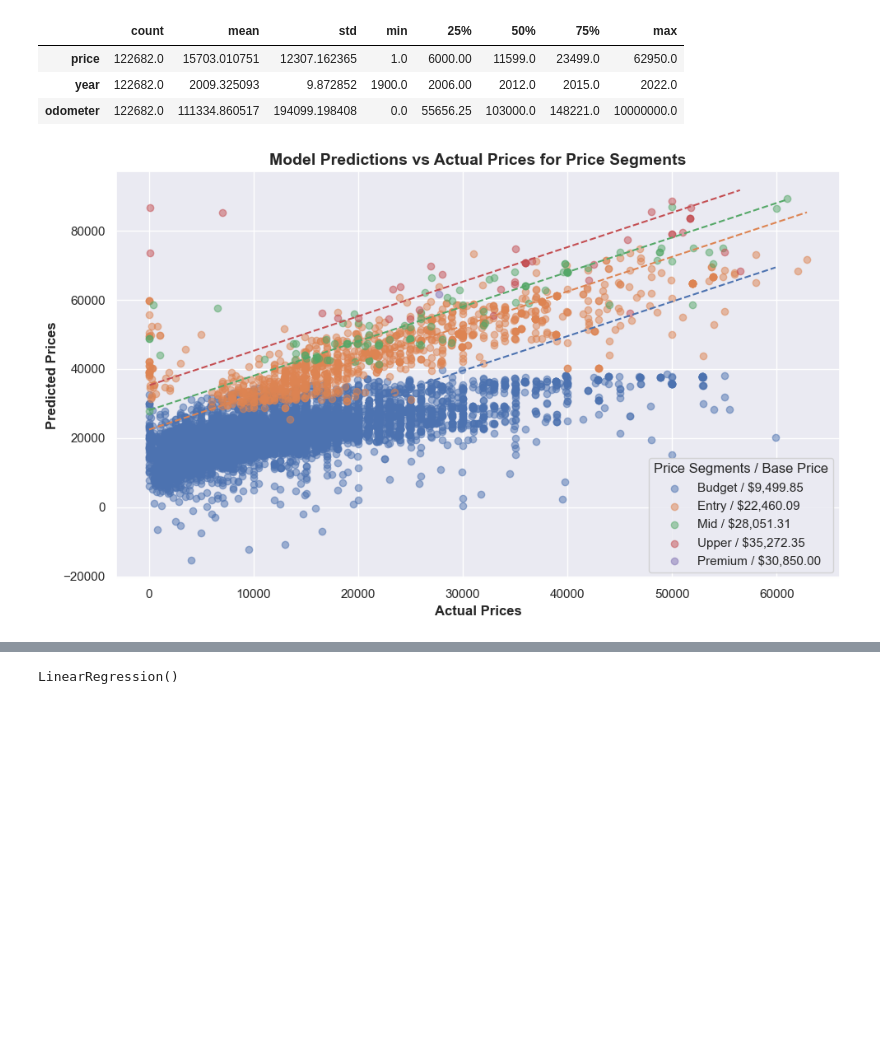
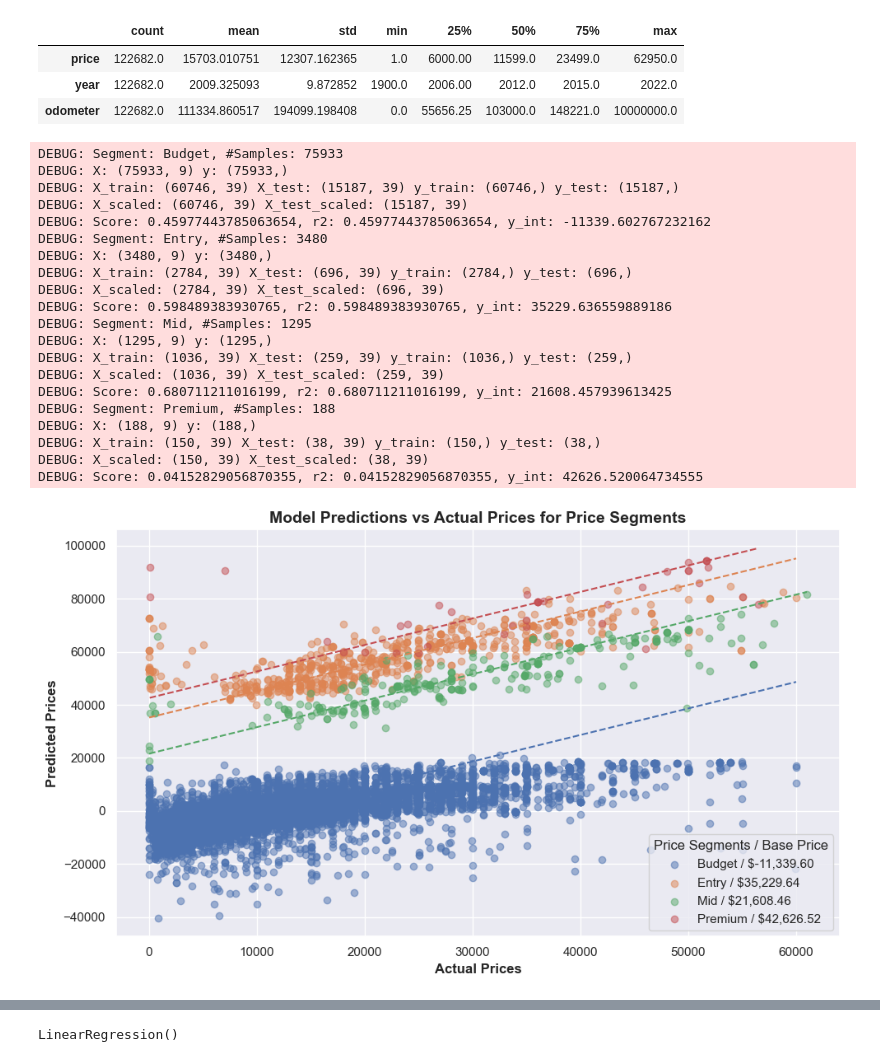
Before and after one commit to fazeelgm/UCB_ML_AI_PracticalApp_II, a Jupyter notebook: DataModels.ipynb, the cells around one changed output, grey strips where cells are left out. Cells and saved outputs as stored; diff of their text form; code cells hidden in the pictures; blank space fills up the shorter version.

```diff
--- a/DataModels.ipynb
+++ b/DataModels.ipynb
@@ -329,7 +335,7 @@ We will now optimize the models to see if we can improve the results and pick a
 # %%
 models = {
     'Ridge': Ridge(),
-    'Lasso': Lasso(),
+    # 'Lasso': Lasso(),
     'LinearRegression': LinearRegression()
 }
 
@@ -360,7 +366,9 @@ cv_rmses = {}
 
 # Cross-validation count
 cv=5
+verbosity=1
 
+# Loop thru each scaler and transform the data
 for scaler in scalers:
 
     print(f'Working on {scaler} ... ')
@@ -371,6 +379,7 @@ for scaler in scalers:
     X_train_scaled = scaler.fit_transform(X_train)
     X_test_scaled = scaler.fit_transform(X_test)
 
+    # Loop thru each model, fit/predict and store the results
     for model in models:
 
         start_time = time.time()
@@ -382,7 +391,8 @@ for scaler in scalers:
         # Handle CV models
         if (model in cv_param_grid):
             logging.debug('{} : {}, Scaler: {}'.format(model, cv_param_grid[model], scaler))
-            grid = GridSearchCV(clf, param_grid=cv_param_grid[model], cv=cv, scoring='neg_mean_squared_error')
+            grid = GridSearchCV(clf, param_grid=cv_param_grid[model],
+                                cv=cv, scoring='neg_mean_squared_error', verbose=verbosity)
             grid.fit(X_train_scaled, y_train)
 
             # Save the tuning metrics for this model class
@@ -620,19 +694,18 @@ data.describe().T
 | year | 122682.0 | 2009.325093 | 9.872852 | 1900.0 | 2006.00 | 2012.0 | 2015.0 | 2022.0 |
 | odometer | 122682.0 | 111334.860517 | 194099.198408 | 0.0 | 55656.25 | 103000.0 | 148221.0 | 10000000.0 |
 # %%
-# logging.getLogger().setLevel(logging.DEBUG)
+logging.getLogger().setLevel(logging.DEBUG)
 
 segments = {
-    'Budget' : data.query('year <= 2016 and odometer >= 100000'),
-    'Entry' : data.query('(year>=2016 and year<=2019) and (odometer>=60000 and odometer<=100000)'),
-    'Mid' : data.query('(year>=2019 and year<=2021) and (odometer>=40000 and odometer<=60000)'),
-    'Upper' : data.query('(year>=2021 and year<=2023) and (odometer<=30000)'),
-    'Premium' : data.query('(year>=2022) and (odometer<=20000)')
+    'Budget' : data.query('year <= 2016 and odometer >= 80000'),
+    'Entry' : data.query('(year>=2016 and year<=2019) and (odometer>=60000 and odometer<=80000)'),
+    'Mid' : data.query('(year>=2019 and year<=2021) and (odometer>=30000 and odometer<=60000)'),
+    'Premium' : data.query('(year>=2021 and year<=2024) and (odometer<=30000)'),
 }
 
 plt.figure(figsize=(page_width,6))
 
-# seg_preds = {}
+results_seg = []
 for segment in segments:
     logging.debug(f'Segment: {segment}, #Samples: {len(segments[segment])}')
 
@@ -654,33 +727,55 @@ for segment in segments:
     X_train_scaled = scaler.fit_transform(X_train)
     X_test_scaled = scaler.fit_transform(X_test)
     logging.debug(f'X_scaled: {X_train_scaled.shape} X_test_scaled: {X_test_scaled.shape}')
 
     best_model.fit(X_train_scaled, y_train)
 
     # Plot predictions
     y_preds = best_model.predict(X_test_scaled)
     score = best_model.score(X_test_scaled, y_test)
     r2 = r2_score(y_test, y_preds)
     y_intercept = best_model.intercept_
     logging.debug(f'Score: {score}, r2: {r2}, y_int: {y_intercept}')
     y_preds = y_preds + y_intercept
-    # seg_preds[segment] = y_preds
+
+    # results_seg[segment_name, #samples, R2, y-intercept, mean-price]
+    results_seg.append([segment, len(segments[segment]), r2*100, y_intercept, y_preds.mean()])
 
     perfect_pt_1 = [min(y_test), max(y_test)]
     # perfect_pt_2 = [min(y_test), max(y_test)]
     perfect_pt_2 = [min(y_test), max(y_test)] + y_intercept
     plt.scatter(x=y_test, y=y_preds, label=f'{segment} / ${y_intercept:,.2f}', alpha=0.5)
     plt.plot(perfect_pt_1, perfect_pt_2, linestyle='--')
 
 plt.xlabel('Actual Prices', fontdict=axes_fonts)
 plt.ylabel('Predicted Prices', fontdict=axes_fonts)
 plt.title(f'Model Predictions vs Actual Prices for Price Segments', fontdict=title_fonts)
 plt.legend().set_title('Price Segments / Base Price')
 plt.tight_layout()
 
 plt.savefig('images/scatter-segments-preds-v-test.png')
 plt.show()
 
-logging.getLogger().setLevel(logging.INFO)
+# logging.getLogger().setLevel(logging.INFO)
 # %% [output]
+DEBUG: Segment: Budget, #Samples: 75933
+DEBUG: X: (75933, 9) y: (75933,)
+DEBUG: X_train: (60746, 39) X_test: (15187, 39) y_train: (60746,) y_test: (15187,)
+DEBUG: X_scaled: (60746, 39) X_test_scaled: (15187, 39)
+DEBUG: Score: 0.45977443785063654, r2: 0.45977443785063654, y_int: -11339.602767232162
+DEBUG: Segment: Entry, #Samples: 3480
+DEBUG: X: (3480, 9) y: (3480,)
+DEBUG: X_train: (2784, 39) X_test: (696, 39) y_train: (2784,) y_test: (696,)
+DEBUG: X_scaled: (2784, 39) X_test_scaled: (696, 39)
+DEBUG: Score: 0.598489383930765, r2: 0.598489383930765, y_int: 35229.636559889186
+DEBUG: Segment: Mid, #Samples: 1295
+DEBUG: X: (1295, 9) y: (1295,)
+DEBUG: X_train: (1036, 39) X_test: (259, 39) y_train: (1036,) y_test: (259,)
+DEBUG: X_scaled: (1036, 39) X_test_scaled: (259, 39)
+DEBUG: Score: 0.680711211016199, r2: 0.680711211016199, y_int: 21608.457939613425
+DEBUG: Segment: Premium, #Samples: 188
+DEBUG: X: (188, 9) y: (188,)
+DEBUG: X_train: (150, 39) X_test: (38, 39) y_train: (150,) y_test: (38,)
+DEBUG: X_scaled: (150, 39) X_test_scaled: (38, 39)
+DEBUG: Score: 0.04152829056870355, r2: 0.04152829056870355, y_int: 42626.520064734555
-[figure, old version]
+[figure, new version]
```
Also changed, not shown: parts of 30 cells of this notebook, 11 other files.
